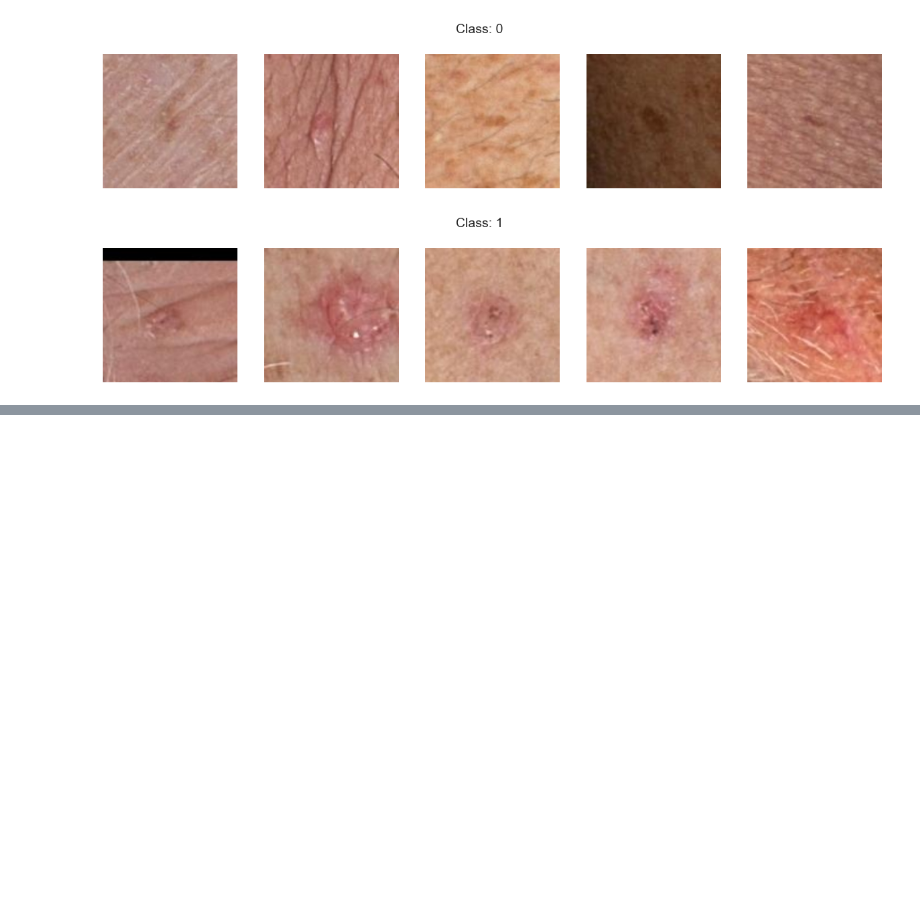
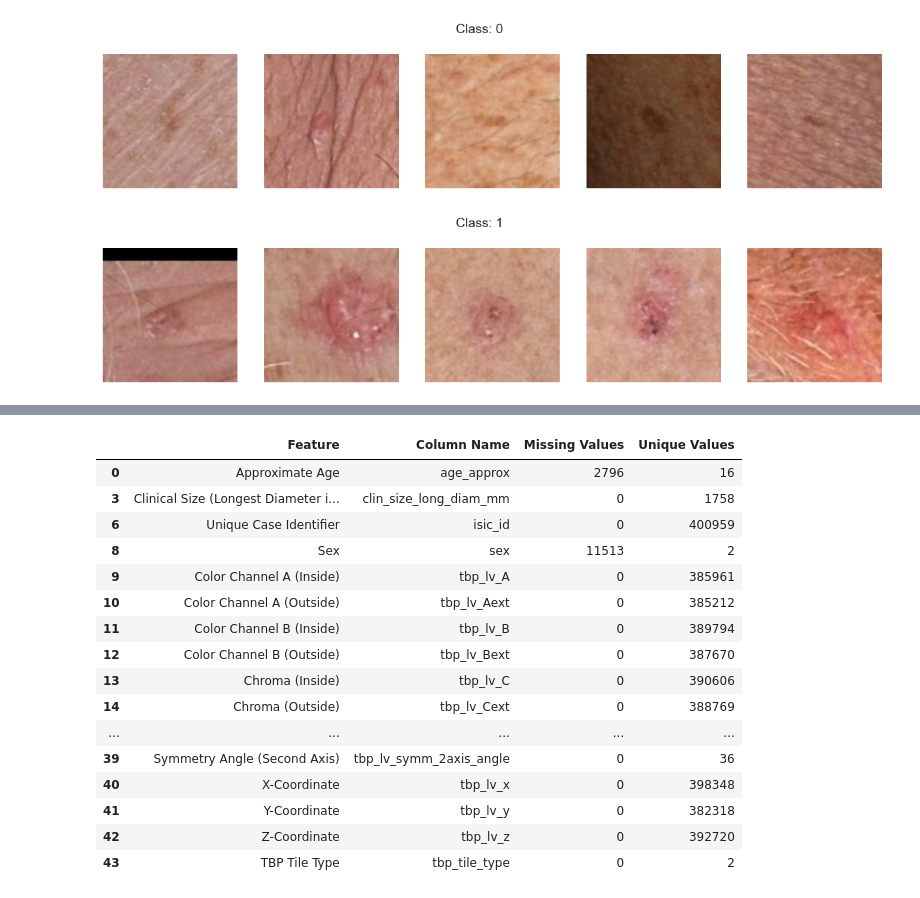
Before and after one commit to eduardferre/KaggleISIC, a Jupyter notebook: notebooks/0.0_eda_full.ipynb, the cells around one changed output, grey strips where cells are left out. Saved outputs shown, nothing was run; the diff lists cells and outputs as text; code cells hidden in the pictures; blank space fills up the shorter version.

```diff
--- a/notebooks/0.0_eda_full.ipynb
+++ b/notebooks/0.0_eda_full.ipynb
@@ -195,0 +368,31 @@ show_samples_by_class(train_df, eda_dataset, label_col='target', n=5)
+# %%
+# Delete rows matching an array of values
+non_relevant_columns = [
+    "image_type",
+    "patient_id",
+    "copyright_license",
+    "attribution",
+    "anatom_site_general",
+    "tbp_lv_location_simple",
+]
+info_df = info_df[~info_df["Column Name"].isin(non_relevant_columns)]
+# %%
+info_df
+# %% [output]
+|  | Feature | Column Name | Missing Values | Unique Values |
+| 0 | Approximate Age | age_approx | 2796 | 16 |
+| 3 | Clinical Size (Longest Diameter i... | clin_size_long_diam_mm | 0 | 1758 |
+| 6 | Unique Case Identifier | isic_id | 0 | 400959 |
+| 8 | Sex | sex | 11513 | 2 |
+| 9 | Color Channel A (Inside) | tbp_lv_A | 0 | 385961 |
+| 10 | Color Channel A (Outside) | tbp_lv_Aext | 0 | 385212 |
+| 11 | Color Channel B (Inside) | tbp_lv_B | 0 | 389794 |
+| 12 | Color Channel B (Outside) | tbp_lv_Bext | 0 | 387670 |
+| 13 | Chroma (Inside) | tbp_lv_C | 0 | 390606 |
+| 14 | Chroma (Outside) | tbp_lv_Cext | 0 | 388769 |
+| ... | ... | ... | ... | ... |
+| 39 | Symmetry Angle (Second Axis) | tbp_lv_symm_2axis_angle | 0 | 36 |
+| 40 | X-Coordinate | tbp_lv_x | 0 | 398348 |
+| 41 | Y-Coordinate | tbp_lv_y | 0 | 382318 |
+| 42 | Z-Coordinate | tbp_lv_z | 0 | 392720 |
+| 43 | TBP Tile Type | tbp_tile_type | 0 | 2 |
```
Also changed, not shown: parts of 23 cells of this notebook, 6 other files.
